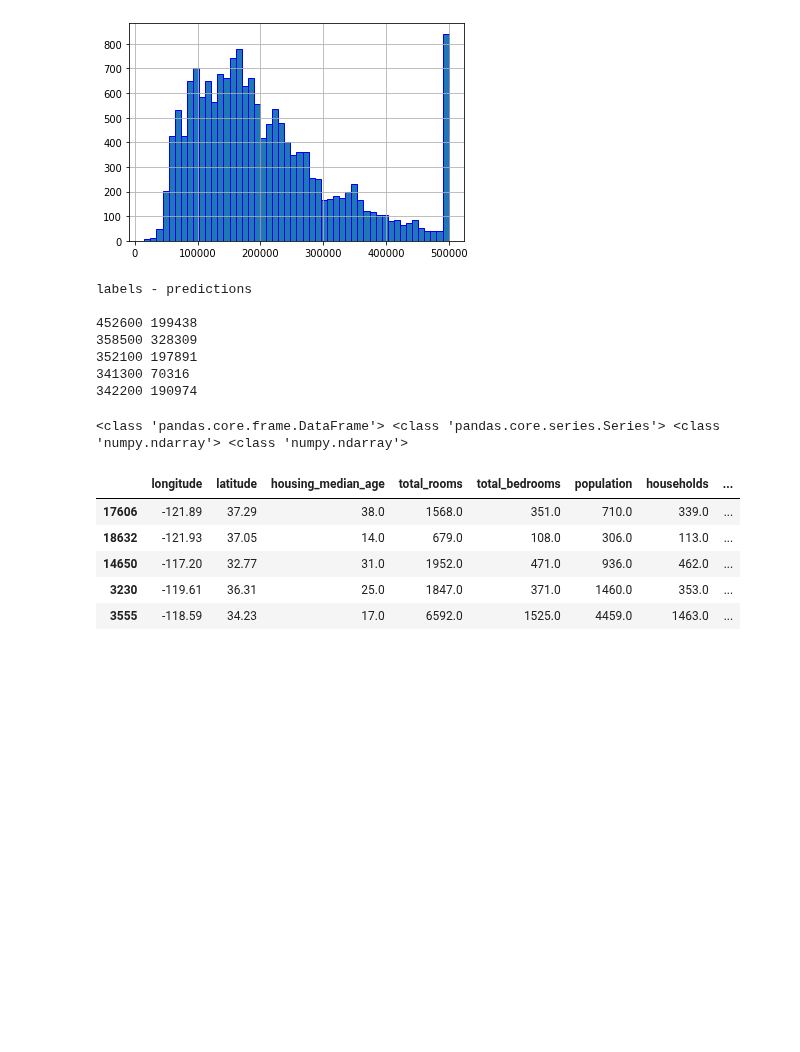
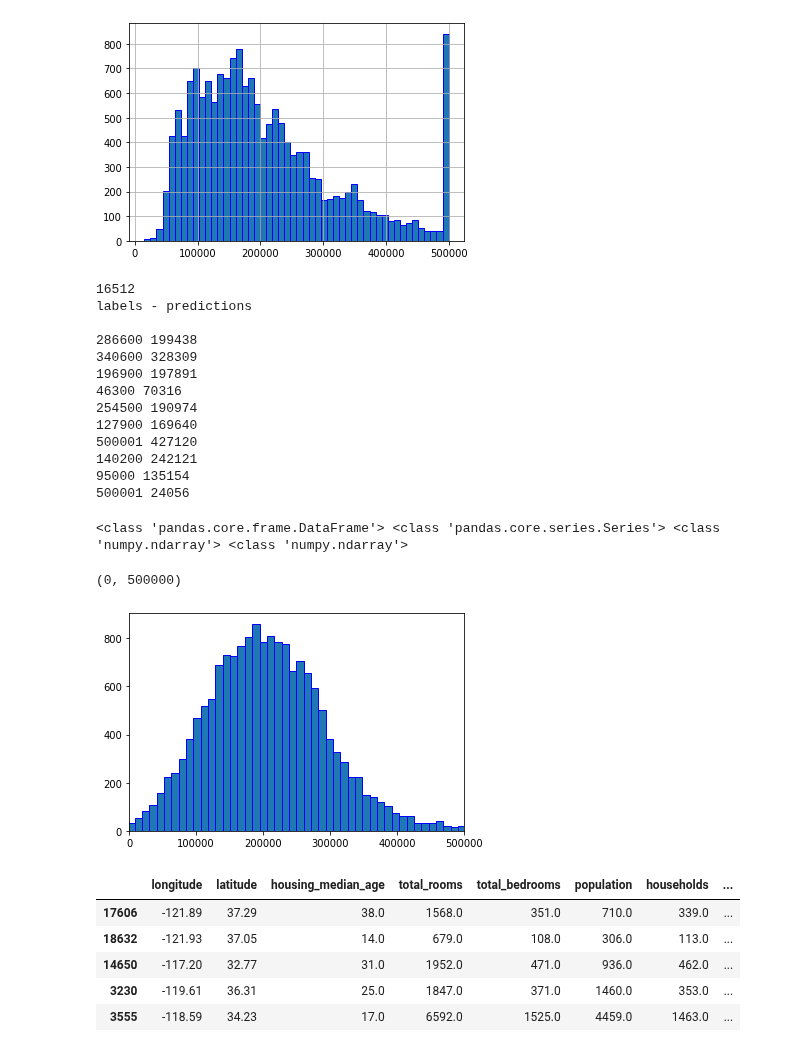
Before and after one commit to dtrad/geoml_course, a Jupyter notebook: Practice8-IntroToML.ipynb, the cells around one changed output. Saved outputs shown, nothing was run; the diff lists cells and outputs as text; code cells hidden in the pictures; blank space fills up the shorter version.

```diff
--- a/Practice8-IntroToML.ipynb
+++ b/Practice8-IntroToML.ipynb
@@ -586,25 +606,40 @@ housing_labels.hist(bins=50,edgecolor='b')
 <matplotlib.axes._subplots.AxesSubplot at 0x...>
 [figure]
 # %%
-# let's try the full preprocessing pipeline on a few training instances
-some_data = housing_num[:5]
-some_labels = housing_labels.iloc[:5]
+# let's try the full preprocessing pipeline
+ninstances=housing_num.shape[0]
+print(ninstances)
+some_data = housing_num[:ninstances]
+some_labels = housing_labels.iloc[:ninstances]
 some_data_prepared = num_pipeline.transform(some_data)
 predictions=lin_reg.predict(some_data_prepared)
-print("labels - predictions\n"),[print('{:.0f}'.format(housing_labels[i]),'{:.0f}'.format(predictions[i])) for i in range(5)]
+print("labels - predictions\n"),[print('{:.0f}'.format(some_labels.iloc[i]),'{:.0f}'.format(predictions[i])) for i in range(10)]
 print()
 # %% [output]
+16512
 labels - predictions
 
-452600 199438
-358500 328309
-352100 197891
-341300 70316
-342200 190974
+286600 199438
+340600 328309
+196900 197891
+46300 70316
+254500 190974
+127900 169640
+500001 427120
+140200 242121
+95000 135154
+500001 24056
 # %%
 print(type(some_data),type(some_labels),type(some_data_prepared),type(predictions))
 # %% [output]
 <class 'pandas.core.frame.DataFrame'> <class 'pandas.core.series.Series'> <class 'numpy.ndarray'> <class 'numpy.ndarray'>
+# %%
+fig, ax = plt.subplots(1)
+ax.hist(predictions,bins=150,edgecolor='b')
+ax.set_xlim(0,500000)
+# %% [output]
+(0, 500000)
+[figure, added]
 # %%
 housing.head()
 # %% [output]
```
Also changed, not shown: parts of 5 cells of this notebook, 9 other files.
